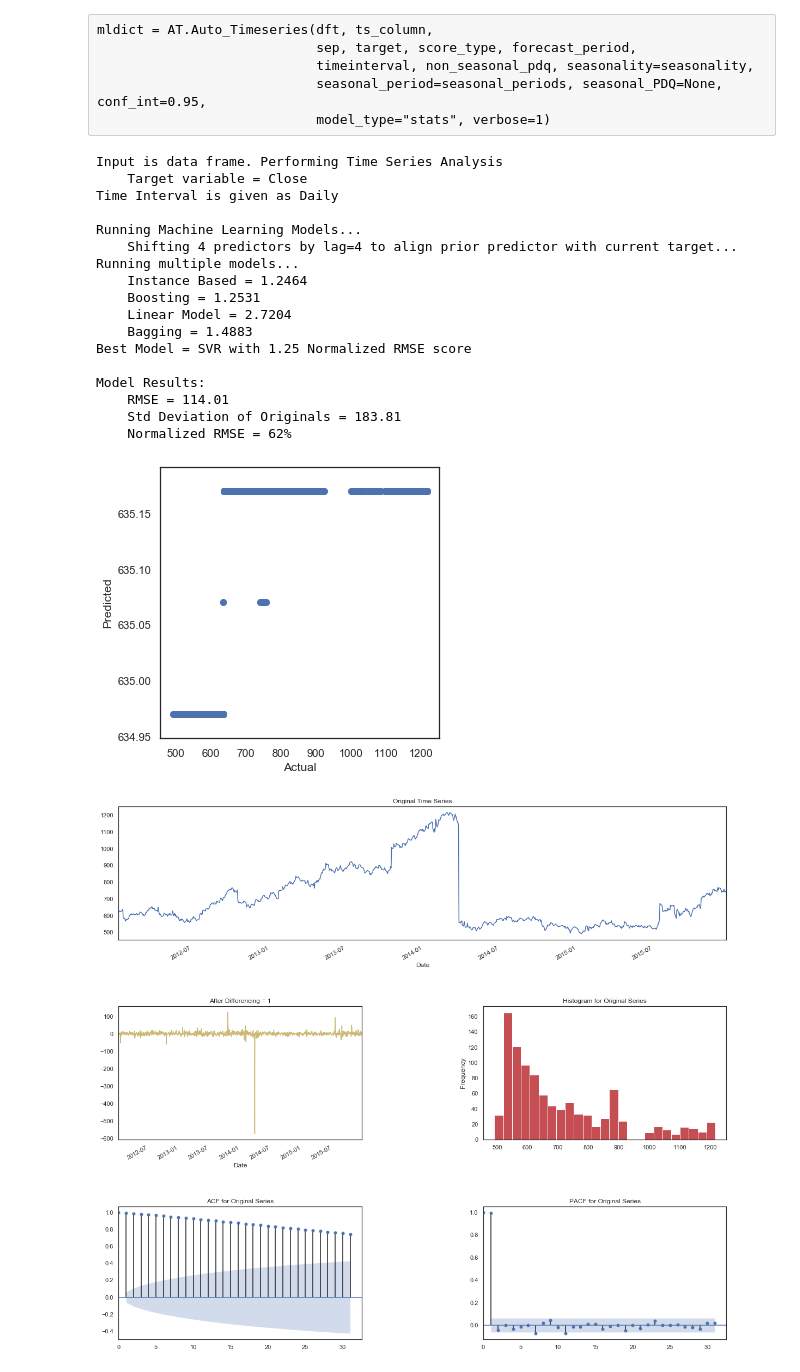
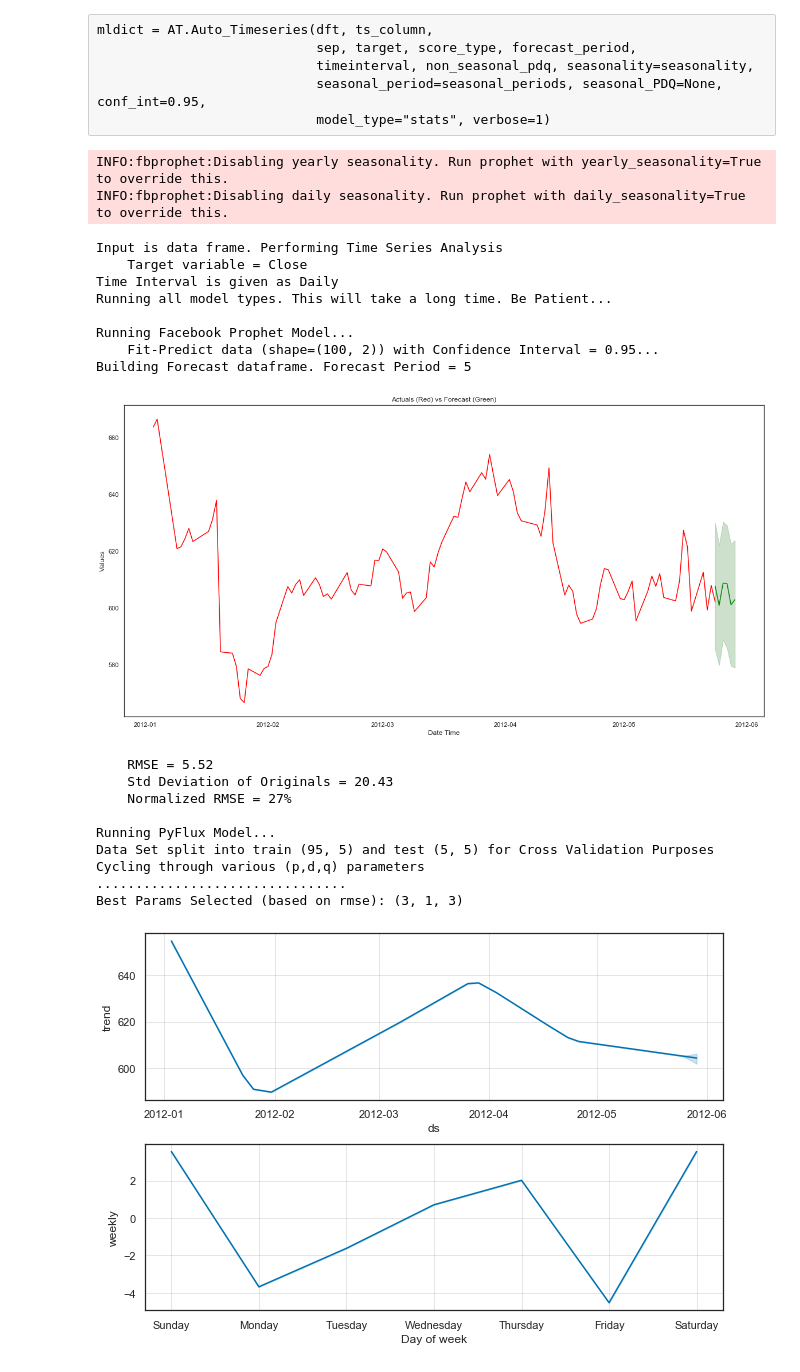
Before and after one commit to AutoViML/Auto_TS, a Jupyter notebook: Auto_Timeseries_Test.ipynb, the cells around one changed output. Saved outputs shown, nothing was run; the diff lists cells and outputs as text; code cells hidden in the pictures.

```diff
--- a/Auto_Timeseries_Test.ipynb
+++ b/Auto_Timeseries_Test.ipynb
@@ -22,7 +22,7 @@ datapath = 'example_datasets/'
 filename1 = 'Google_Stock_Price_Train.csv'
 filename2 = 'energy_dataset.csv'
 # %%
-train = pd.read_csv(datapath+filename1,index_col=None)
+train = pd.read_csv(datapath+filename1,index_col=None)[:100]
 print(train.shape)
 train.head(1)
 # %% [output]
@@ -81,26 +81,28 @@ mldict = AT.Auto_Timeseries(dft, ts_column,
 # %%
 mldict = AT.Auto_Timeseries(dft, ts_column,
                             sep, target, score_type, forecast_period,
                             timeinterval, non_seasonal_pdq, seasonality=seasonality,
                             seasonal_period=seasonal_periods, seasonal_PDQ=None, conf_int=0.95,
-                            model_type="ml", verbose=1)
+                            model_type="all", verbose=1)
 # %% [output]
-Input is data frame. Performing Time Series Analysis
-    Target variable = Close
-Time Interval is given as Daily
-
-Running Machine Learning Models...
-    Shifting 4 predictors by lag=4 to align prior predictor with current target...
-Running multiple models...
-    Instance Based = 1.2464
-    Boosting = 1.2531
-    Linear Model = 2.7204
-    Bagging = 1.4883
-Best Model = SVR with 1.25 Normalized RMSE score
-
-Model Results:
-    RMSE = 114.01
-    Std Deviation of Originals = 183.81
-    Normalized RMSE = 62%
+INFO:fbprophet:Disabling yearly seasonality. Run prophet with yearly_seasonality=True to override this.
+INFO:fbprophet:Disabling daily seasonality. Run prophet with daily_seasonality=True to override this.
+Input is data frame. Performing Time Series Analysis
+    Target variable = Close
+Time Interval is given as Daily
+Running all model types. This will take a long time. Be Patient...
+
+Running Facebook Prophet Model...
+    Fit-Predict data (shape=(100, 2)) with Confidence Interval = 0.95...
+Building Forecast dataframe. Forecast Period = 5
-[figure, old version]
+[figure, new version]
+    RMSE = 5.52
+    Std Deviation of Originals = 20.43
+    Normalized RMSE = 27%
+
+Running PyFlux Model...
+Data Set split into train (95, 5) and test (5, 5) for Cross Validation Purposes
+Cycling through various (p,d,q) parameters
+................................
+Best Params Selected (based on rmse): (3, 1, 3)
-[figure, old version]
+[figure, new version]
```
Also changed, not shown: parts of 3 cells of this notebook, 1 other file.
